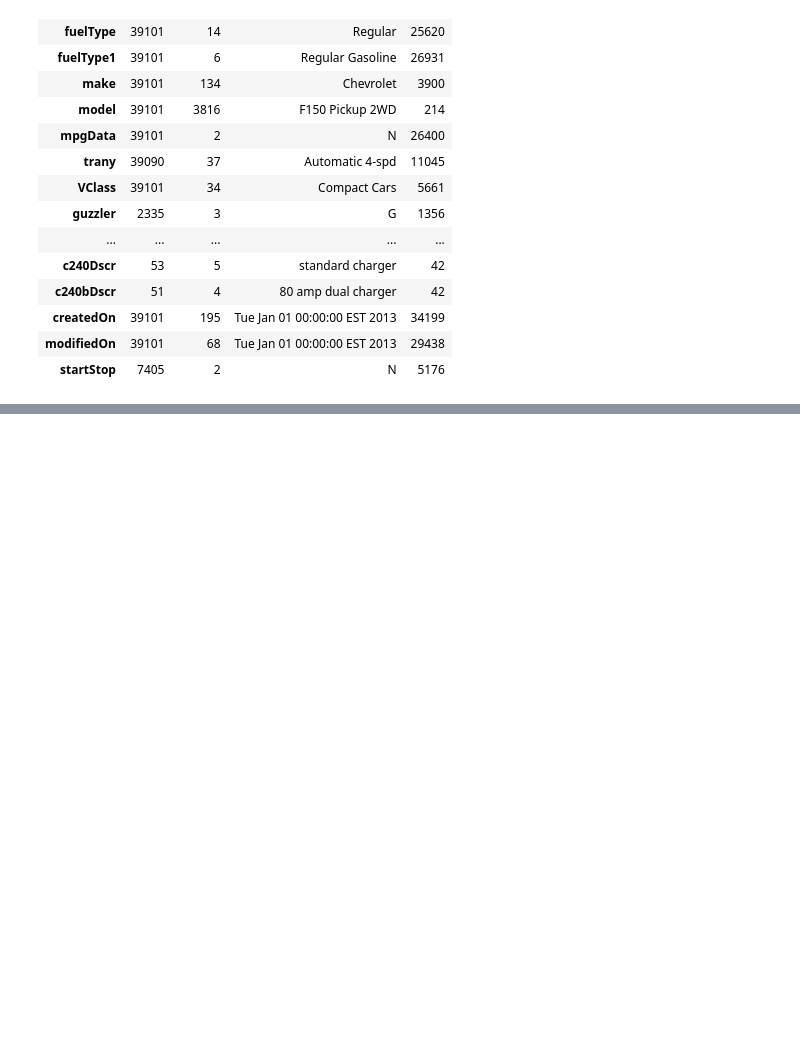
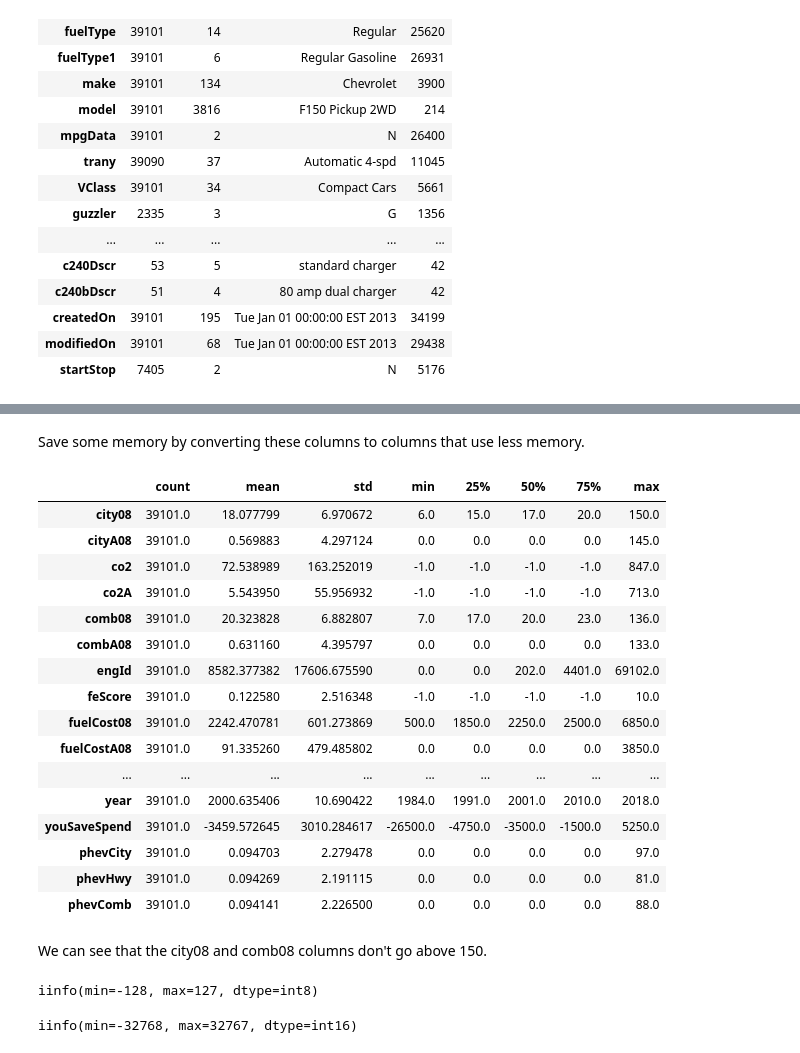
Before and after one commit to dajebbar/python-pract, a Jupyter notebook: work/data_analysis/pandas_cookbook_1.x/ch05/c5_code.ipynb, the cells around one changed output, grey strips where cells are left out. Saved outputs shown, nothing was run; the diff lists cells and outputs as text; code cells hidden in the pictures; blank space fills up the shorter version.

Commit message:
Column Types

```diff
--- a/work/data_analysis/pandas_cookbook_1.x/ch05/c5_code.ipynb
+++ b/work/data_analysis/pandas_cookbook_1.x/ch05/c5_code.ipynb
@@ -133,0 +170,32 @@ fueleco.describe(include='object').T
+# %% [markdown]
+Save some memory by converting these columns to columns that use less memory.
+# %%
+fueleco.select_dtypes(include='int64').describe().T
+# %% [output]
+|  | count | mean | std | min | 25% | 50% | 75% | max |
+| city08 | 39101.0 | 18.077799 | 6.970672 | 6.0 | 15.0 | 17.0 | 20.0 | 150.0 |
+| cityA08 | 39101.0 | 0.569883 | 4.297124 | 0.0 | 0.0 | 0.0 | 0.0 | 145.0 |
+| co2 | 39101.0 | 72.538989 | 163.252019 | -1.0 | -1.0 | -1.0 | -1.0 | 847.0 |
+| co2A | 39101.0 | 5.543950 | 55.956932 | -1.0 | -1.0 | -1.0 | -1.0 | 713.0 |
+| comb08 | 39101.0 | 20.323828 | 6.882807 | 7.0 | 17.0 | 20.0 | 23.0 | 136.0 |
+| combA08 | 39101.0 | 0.631160 | 4.395797 | 0.0 | 0.0 | 0.0 | 0.0 | 133.0 |
+| engId | 39101.0 | 8582.377382 | 17606.675590 | 0.0 | 0.0 | 202.0 | 4401.0 | 69102.0 |
+| feScore | 39101.0 | 0.122580 | 2.516348 | -1.0 | -1.0 | -1.0 | -1.0 | 10.0 |
+| fuelCost08 | 39101.0 | 2242.470781 | 601.273869 | 500.0 | 1850.0 | 2250.0 | 2500.0 | 6850.0 |
+| fuelCostA08 | 39101.0 | 91.335260 | 479.485802 | 0.0 | 0.0 | 0.0 | 0.0 | 3850.0 |
+| ... | ... | ... | ... | ... | ... | ... | ... | ... |
+| year | 39101.0 | 2000.635406 | 10.690422 | 1984.0 | 1991.0 | 2001.0 | 2010.0 | 2018.0 |
+| youSaveSpend | 39101.0 | -3459.572645 | 3010.284617 | -26500.0 | -4750.0 | -3500.0 | -1500.0 | 5250.0 |
+| phevCity | 39101.0 | 0.094703 | 2.279478 | 0.0 | 0.0 | 0.0 | 0.0 | 97.0 |
+| phevHwy | 39101.0 | 0.094269 | 2.191115 | 0.0 | 0.0 | 0.0 | 0.0 | 81.0 |
+| phevComb | 39101.0 | 0.094141 | 2.226500 | 0.0 | 0.0 | 0.0 | 0.0 | 88.0 |
+# %% [markdown]
+We can see that the city08 and comb08 columns don't go above 150.
+# %%
+np.iinfo(np.int8)
+# %% [output]
+iinfo(min=-128, max=127, dtype=int8)
+# %%
+np.iinfo(np.int16)
+# %% [output]
+iinfo(min=-32768, max=32767, dtype=int16)
```
Also changed, not shown: parts of 13 cells of this notebook.
